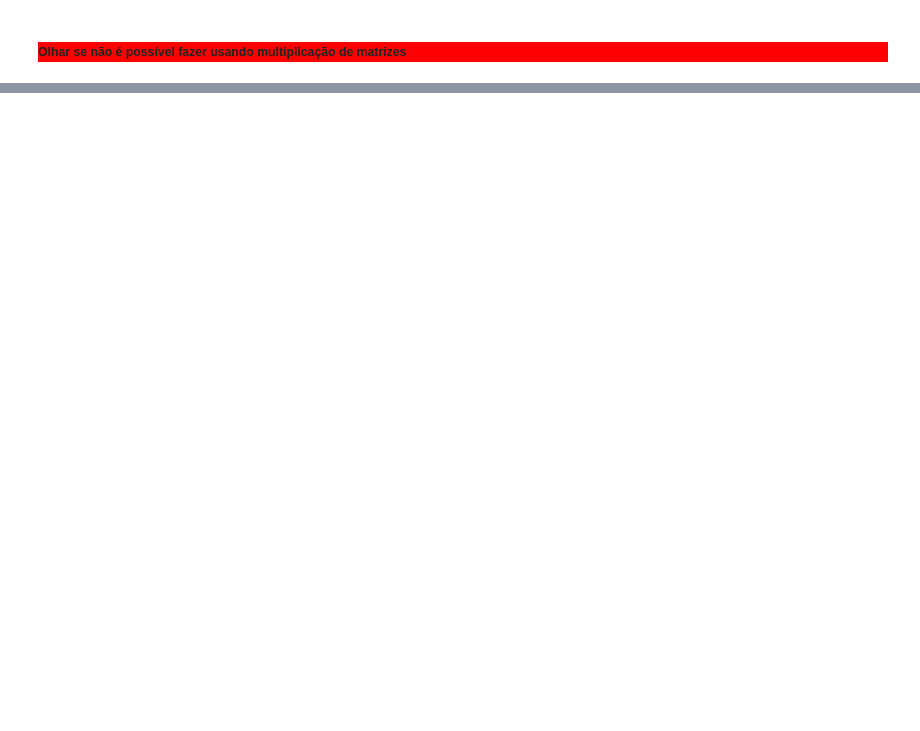
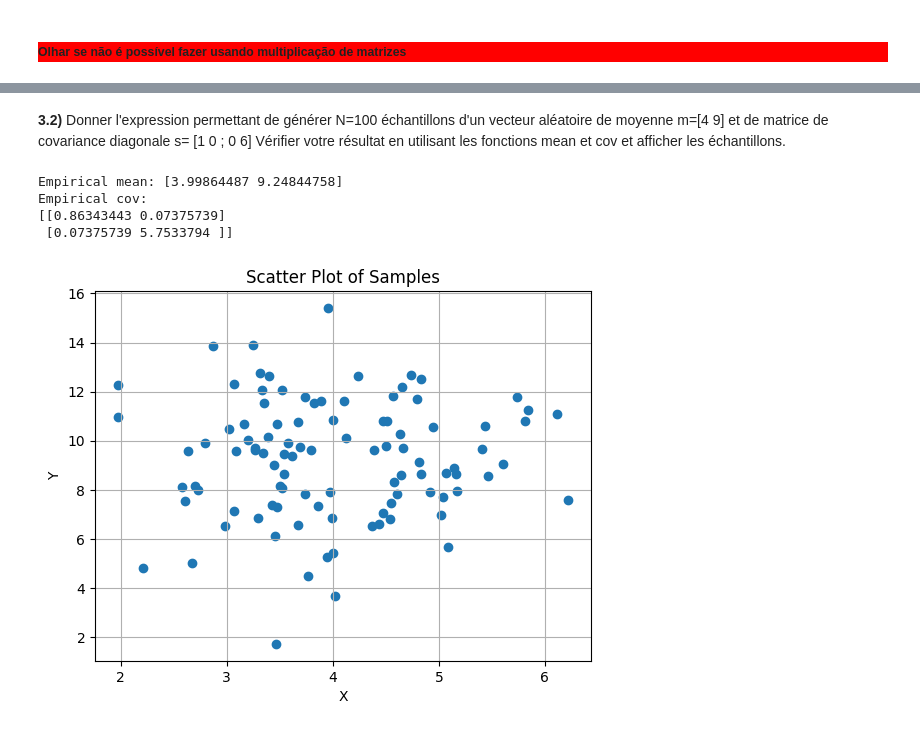
Before and after one commit to yurialvizi/SI221B-TP1, a Jupyter notebook: tp.ipynb, the cells around one changed output, grey strips where cells are left out. Cells and saved outputs as stored; diff of their text form; code cells hidden in the pictures; blank space fills up the shorter version.

```diff
--- a/tp.ipynb
+++ b/tp.ipynb
@@ -76,0 +86,29 @@ plt.show()
+# %% [markdown]
+**3.2)** Donner l'expression permettant de générer N=100 échantillons d'un vecteur aléatoire de moyenne m=[4 9] et de matrice de covariance diagonale s= [1 0 ; 0 6] Vérifier votre résultat en utilisant les fonctions mean et cov et afficher les échantillons.
+# %%
+N = 100
+m = np.array([4, 9])
+s = np.array([[1, 0], [0, 6]])
+
+samples = np.random.randn(2, N)
+
+samples[0] = samples[0] * np.sqrt(s[0][0]) + m[0]
+samples[1] = samples[1] * np.sqrt(s[1][1]) + m[1]
+
+# samples = np.random.multivariate_normal(m, s, N)
+
+print(f'Empirical mean: {np.mean(samples, axis=1)}')
+print(f'Empirical cov:\n{np.cov(samples)}')
+
+plt.scatter(samples[0], samples[1])
+plt.xlabel('X')
+plt.ylabel('Y')
+plt.grid(True)
+plt.title('Scatter Plot of Samples')
+plt.show()
+# %% [output]
+Empirical mean: [3.99864487 9.24844758]
+Empirical cov:
+[[0.86343443 0.07375739]
+ [0.07375739 5.7533794 ]]
+[figure, added]
```
Also changed, not shown: parts of 8 cells of this notebook.
